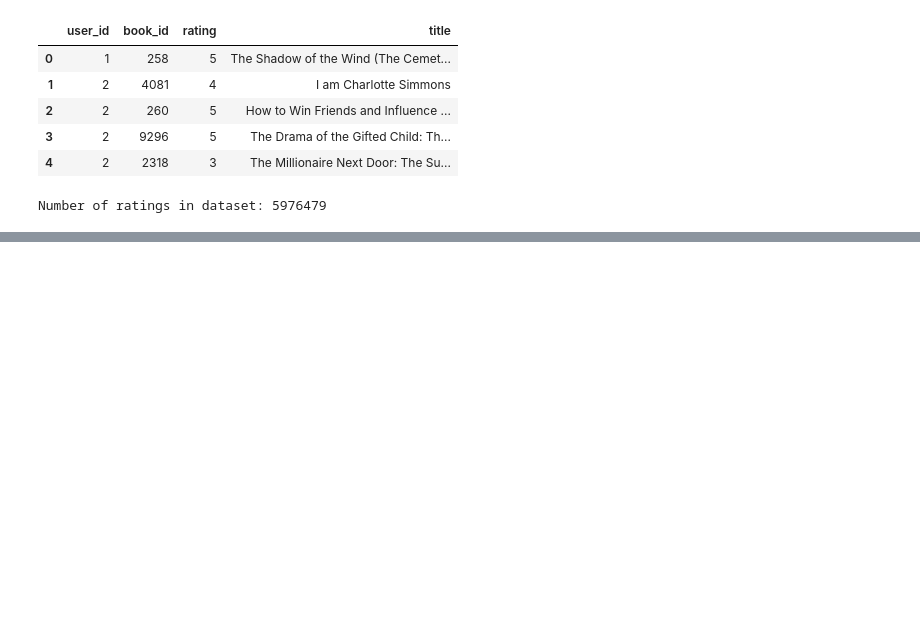
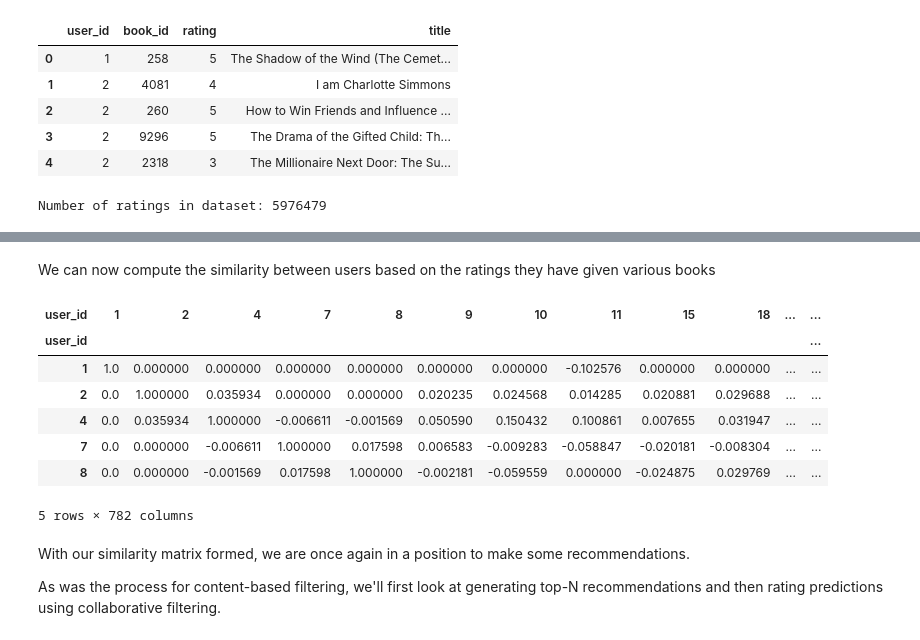
Before and after one commit to EbrahemHassan132/goodbooks-10k, a Jupyter notebook: Bulding_the_recommender_system.ipynb, the cells around one changed output, grey strips where cells are left out. Drawn from its saved outputs; the diff is of its cells as text; code cells hidden in the pictures; blank space fills up the shorter version.

```diff
--- a/Bulding_the_recommender_system.ipynb
+++ b/Bulding_the_recommender_system.ipynb
@@ -453,0 +500,36 @@ Number of ratings in dataset: 5976479
+# %%
+# Normalize each row (a given user's ratings) of the utility matrix
+util_matrix_norm = util_matrix.apply(lambda x: (x-np.mean(x))/(np.max(x)-np.min(x)), axis=1)
+
+# Fill Nan values with 0's, transpose matrix, and drop users with no ratings
+util_matrix_norm.fillna(0, inplace=True)
+util_matrix_norm = util_matrix_norm.T
+util_matrix_norm = util_matrix_norm.loc[:, (util_matrix_norm != 0).any(axis=0)]
+
+# Save the utility matrix in scipy's sparse matrix format
+util_matrix_sparse = sp.sparse.csr_matrix(util_matrix_norm.values)
+# %% [markdown]
+We can now compute the similarity between users based on the ratings they have given various books
+# %%
+# Compute the similarity matrix using the cosine similarity metric
+user_similarity = cosine_similarity(util_matrix_sparse.T)
+# Save the matrix as a dataframe to allow for easier indexing
+user_sim_df = pd.DataFrame(user_similarity,
+                           index = util_matrix_norm.columns,
+                           columns = util_matrix_norm.columns)
+
+# Review a small portion of the constructed similarity matrix
+user_sim_df[:5]
+# %% [output]
+| user_id | 1 | 2 | 4 | 7 | 8 | 9 | 10 | 11 | 15 | 18 | ... | ... |
+| user_id |  |  |  |  |  |  |  |  |  |  |  | ... |
+| 1 | 1.0 | 0.000000 | 0.000000 | 0.000000 | 0.000000 | 0.000000 | 0.000000 | -0.102576 | 0.000000 | 0.000000 | ... | ... |
+| 2 | 0.0 | 1.000000 | 0.035934 | 0.000000 | 0.000000 | 0.020235 | 0.024568 | 0.014285 | 0.020881 | 0.029688 | ... | ... |
+| 4 | 0.0 | 0.035934 | 1.000000 | -0.006611 | -0.001569 | 0.050590 | 0.150432 | 0.100861 | 0.007655 | 0.031947 | ... | ... |
+| 7 | 0.0 | 0.000000 | -0.006611 | 1.000000 | 0.017598 | 0.006583 | -0.009283 | -0.058847 | -0.020181 | -0.008304 | ... | ... |
+| 8 | 0.0 | 0.000000 | -0.001569 | 0.017598 | 1.000000 | -0.002181 | -0.059559 | 0.000000 | -0.024875 | 0.029769 | ... | ... |
+5 rows × 782 columns
+# %% [markdown]
+With our similarity matrix formed, we are once again in a position to make some recommendations.
+
+As was the process for content-based filtering, we'll first look at generating top-N recommendations and then rating predictions using collaborative filtering.
```
Also changed, not shown: parts of 13 cells of this notebook.
